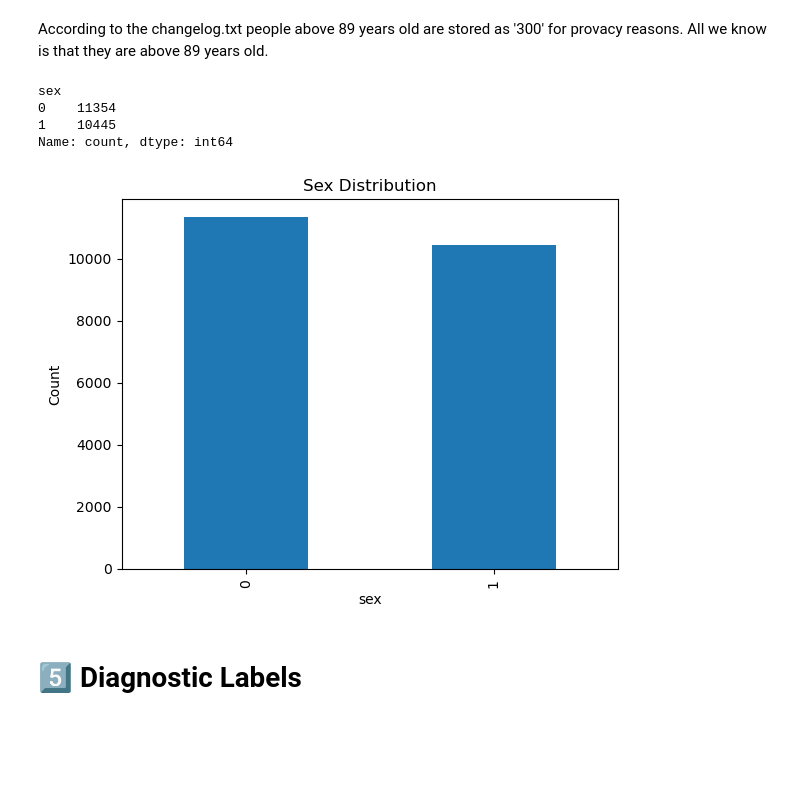
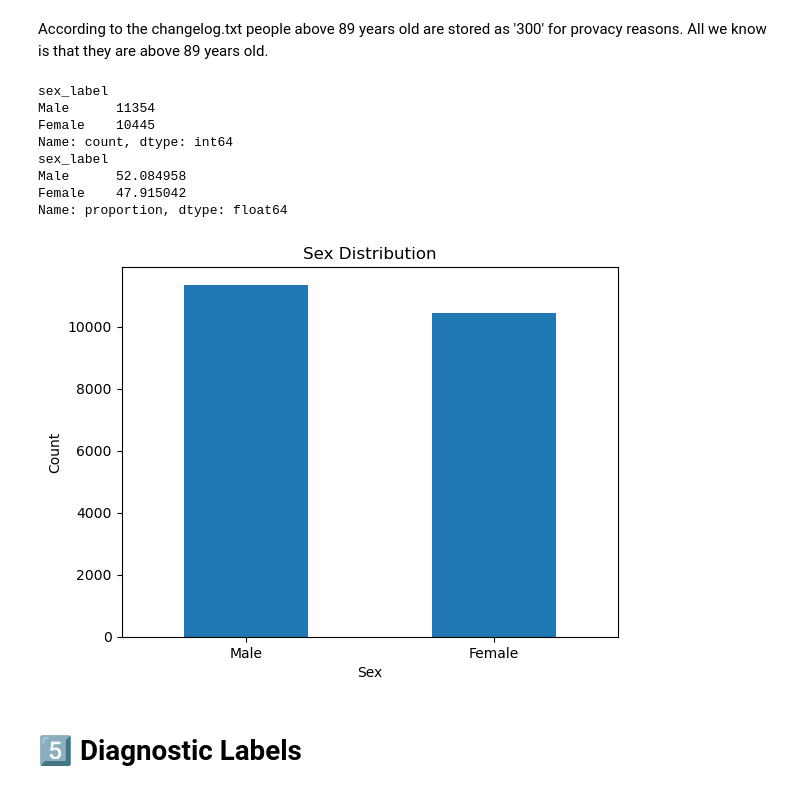
Before and after one commit to cristopher-d-delgado/ecg-ai-statistical-evaluation, a Jupyter notebook: notebooks/eda.ipynb, the cells around one changed output. Drawn from its saved outputs; the diff is of its cells as text; code cells hidden in the pictures; blank space fills up the shorter version.

Commit message:
made labels for the sex encoding

```diff
--- a/notebooks/eda.ipynb
+++ b/notebooks/eda.ipynb
@@ -323,21 +323,44 @@ sex_percent = df["sex"].value_counts(normalize=True) * 100
 # %%
 # --------------------------------------------------
 # Sex Distribution
 # --------------------------------------------------
-sex_counts = df["sex"].value_counts()
+
+# Create the sex column into labels
+sex_map = {
+    0: "Male",
+    1: "Female"
+}
+
+df["sex_label"] = df["sex"].map(sex_map)
+df["sex_label"] = pd.Categorical(
+    df["sex_label"],
+    categories=["Male", "Female"]
+)
+
+sex_counts = df["sex_label"].value_counts().reindex(["Male", "Female"])
+sex_percent = df["sex_label"].value_counts(normalize=True).reindex(["Male", "Female"]) * 100
+
 print(sex_counts)
+print(sex_percent)
 
+# PLot the sex distribution as a bar chart
 plt.figure()
 sex_counts.plot(kind="bar")
 plt.title("Sex Distribution")
+plt.xlabel("Sex")
 plt.ylabel("Count")
+plt.xticks(rotation=0)
 plt.show()
 # %% [output]
-sex
-0    11354
-1    10445
+sex_label
+Male      11354
+Female    10445
 Name: count, dtype: int64
+sex_label
+Male      52.084958
+Female    47.915042
+Name: proportion, dtype: float64
-[figure, old version]
+[figure, new version]
 # %% [markdown]
 # 5️⃣ Diagnostic Labels
 # %%
```
Also changed, not shown: parts of 1 cell of this notebook.
